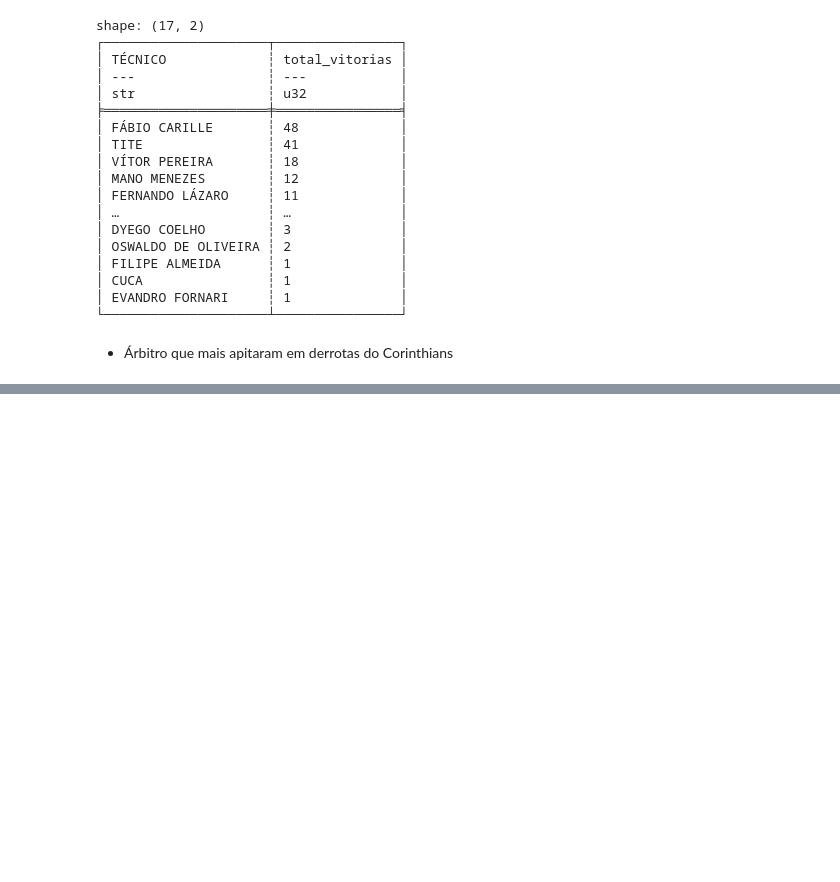
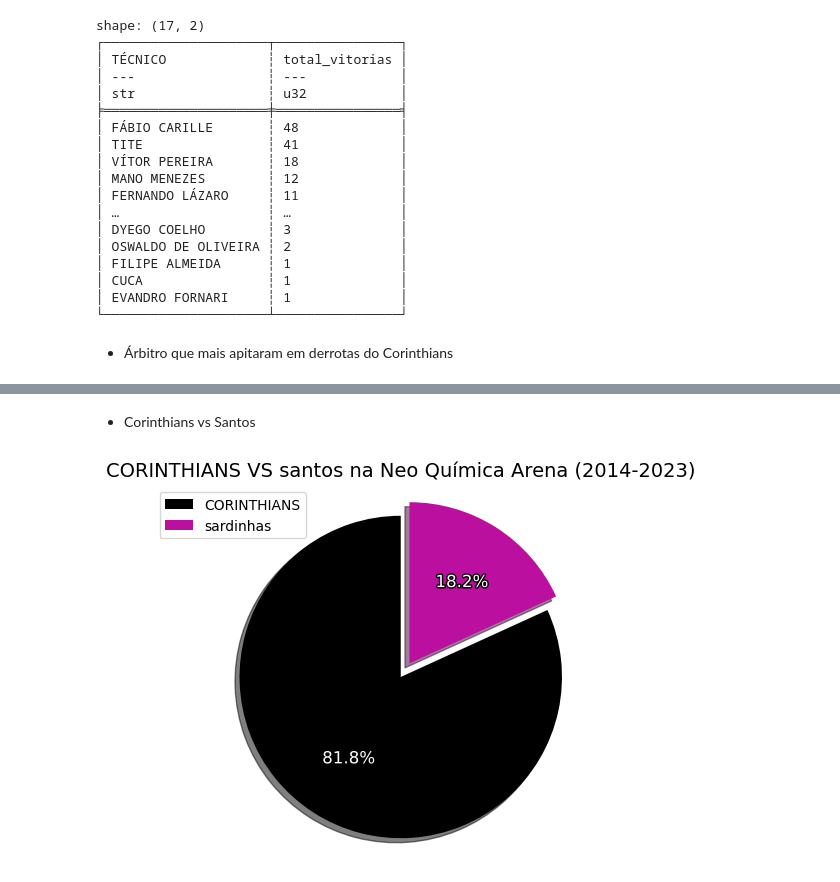
Before and after one commit to geangobo/Polars_Learning, a Jupyter notebook: polars_introd.ipynb, the cells around one changed output, grey strips where cells are left out. Drawn from its saved outputs; the diff is of its cells as text; code cells hidden in the pictures; blank space fills up the shorter version.

Commit message:
feat: Criando gráfico de pizza do Clássico Alvinegro na Neo Química Arena

```diff
--- a/polars_introd.ipynb
+++ b/polars_introd.ipynb
@@ -468 +469,61 @@ shape: (3, 2)
 └───────────────────────────┴──────────┘
+# %% [markdown]
+- Corinthians vs Santos
+# %%
+# Filtrando apenas jogos entre SCCP e santos:
+sccp_vs_s = df.filter(
+    (pl.col("VISITANTE") == "SANTOS")
+)
+
+# Contando vitórias de cada time:
+vitorias_sccp = sccp_vs_s.filter(
+    (pl.col("RESULTADO") == "V"
+)).height
+
+
+vitorias_s = sccp_vs_s.filter(
+    (pl.col("RESULTADO") == "D"
+)).height
+
+
+#print(f"Vitórias do Corinthians sobre o Santos: {vitorias_sccp}")
+#print(f"Vitórias do Santos sobre o Corinthians: {vitorias_s}")
+
+
+# Conjunto de dados e labels
+sizes = [vitorias_sccp, vitorias_s]
+labels = ['CORINTHIANS', 'sardinhas']
+
+# Efeito de explosão
+explode = [0, 0.1]
+
+# Criando a área de plotagem
+fig1, ax1 = plt.subplots()
+
+# Função para formatar os percentuais e mudar a cor do texto
+def format_autopct(pct):
+    return f'{pct:.1f}%'
+
+# Criando gráfico
+wedges, texts, autotexts = ax1.pie(
+    sizes, explode=explode, labels=labels, autopct=format_autopct,
+    shadow=True, startangle=90, colors=['black', '#BB0FA0'],
+    textprops={'color': 'white', 'fontsize': 12}  # Define a cor dos números
+)
+
+# Adicionando contorno branco ao texto do percentual
+for autotext in autotexts:
+    autotext.set_path_effects([path_effects.Stroke(linewidth=2, foreground='black'),
+                               path_effects.Normal()])
+
+# Legendas
+ax1.legend()
+
+# Gráfico ficará em círculo
+ax1.axis('equal')
+
+ax1.set_title("CORINTHIANS VS santos na Neo Química Arena (2014-2023)", fontsize=14)
+
+plt.show()
+# %% [output]
+[figure, added]
```
Also changed, not shown: parts of 2 cells of this notebook.
